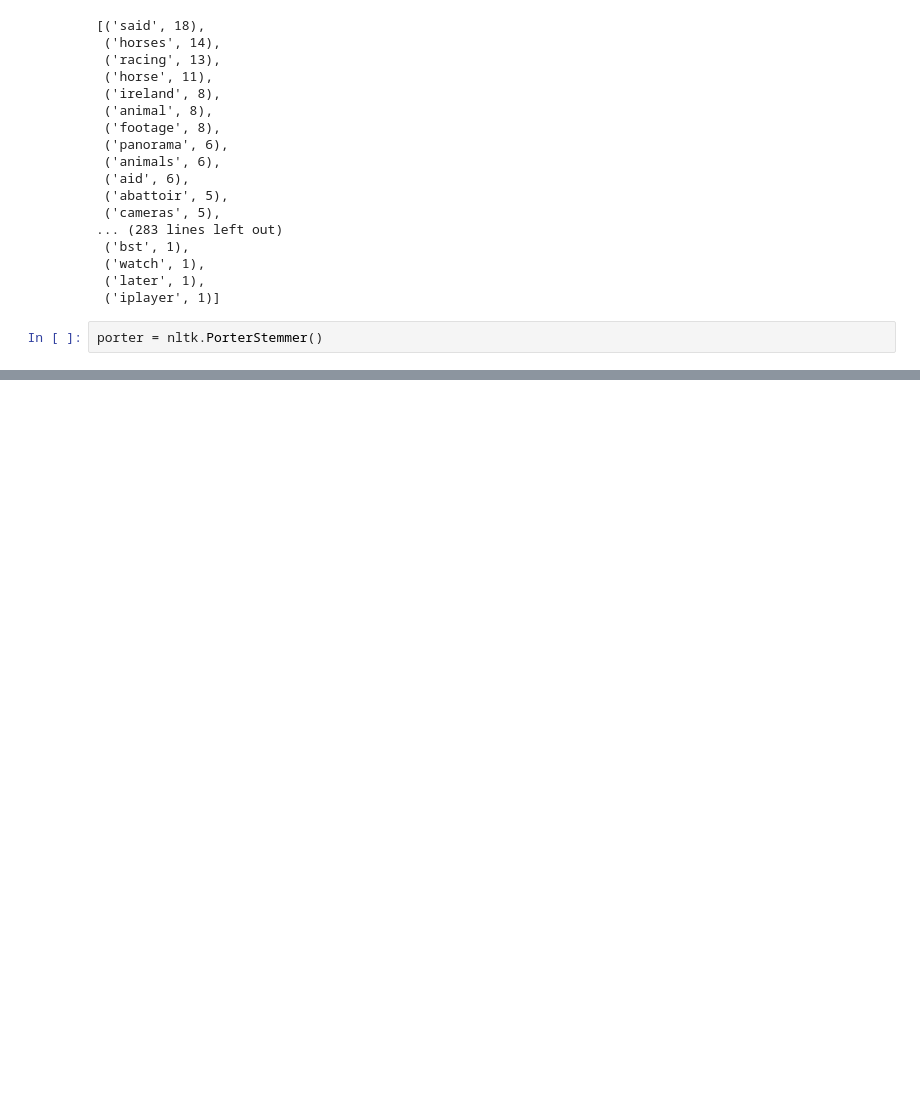
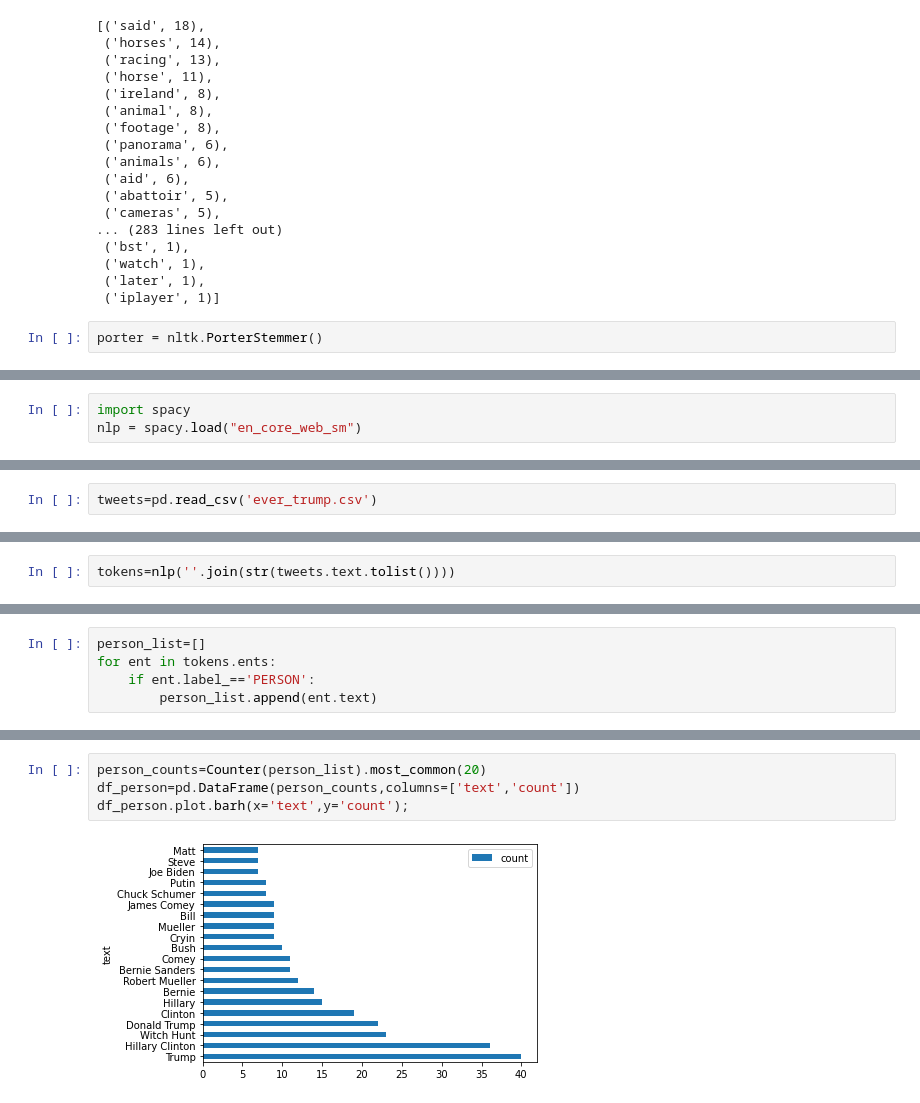
Before and after one commit to student-IH-labs-and-stuff/BCNDATA2022, a Jupyter notebook: ClassMaterials/Week8/sians_notebooks/nlp_taster_30May.ipynb, the cells around one changed output, grey strips where cells are left out. Cells and saved outputs as stored; diff of their text form; blank space fills up the shorter version.

```diff
--- a/ClassMaterials/Week8/sians_notebooks/nlp_taster_30May.ipynb
+++ b/ClassMaterials/Week8/sians_notebooks/nlp_taster_30May.ipynb
@@ -144,0 +428,3 @@ porter = nltk.PorterStemmer()
+# %%
+import spacy
+nlp = spacy.load("en_core_web_sm")
@@ -144,0 +437,2 @@ porter = nltk.PorterStemmer()
+# %%
+tweets=pd.read_csv('ever_trump.csv')
@@ -144,0 +469,2 @@ porter = nltk.PorterStemmer()
+# %%
+tokens=nlp(''.join(str(tweets.text.tolist())))
@@ -144,0 +505,5 @@ porter = nltk.PorterStemmer()
+# %%
+person_list=[]
+for ent in tokens.ents:
+    if ent.label_=='PERSON':
+        person_list.append(ent.text)
@@ -144,0 +530,6 @@ porter = nltk.PorterStemmer()
+# %%
+person_counts=Counter(person_list).most_common(20)
+df_person=pd.DataFrame(person_counts,columns=['text','count'])
+df_person.plot.barh(x='text',y='count');
+# %% [output]
+[figure, added]
```
Also changed, not shown: parts of 57 cells of this notebook, 1 other file.
